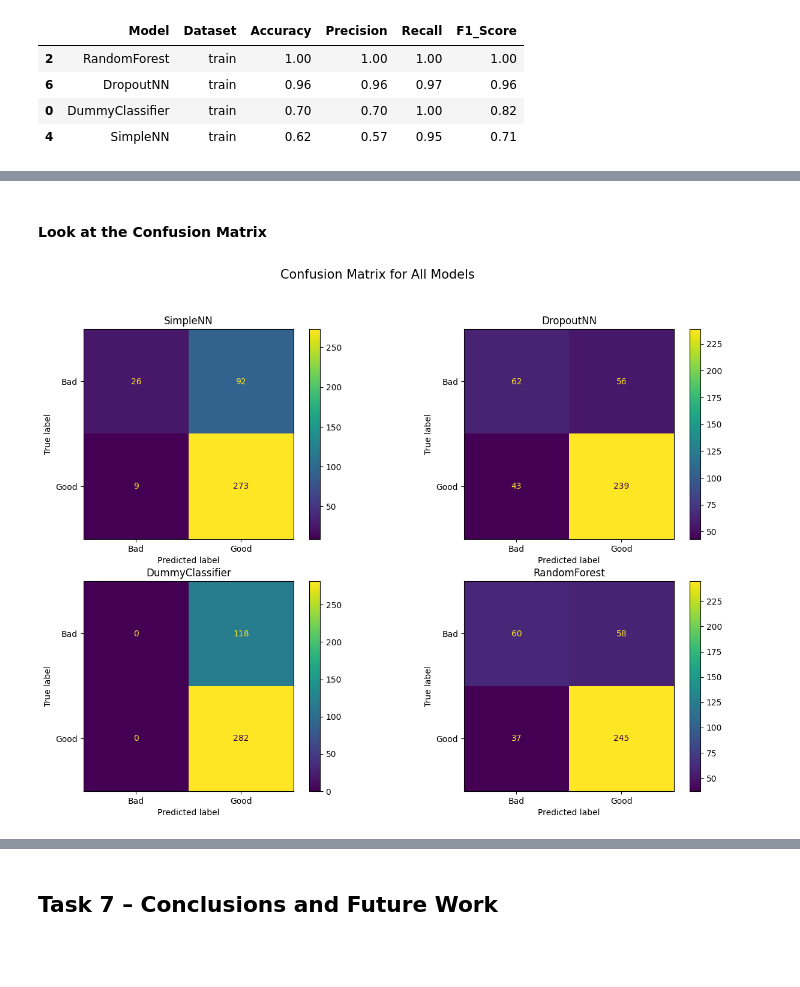
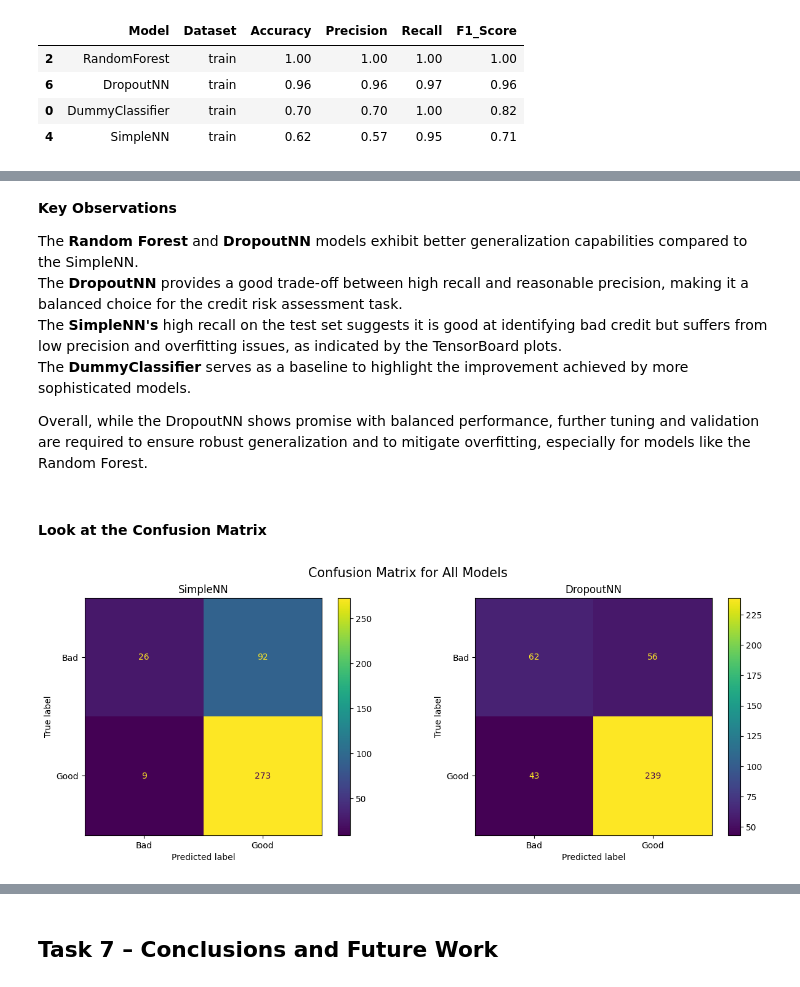
Before and after one commit to GittiGitus/Deep_Learning, a Jupyter notebook: experiments.ipynb, the cells around one changed output, grey strips where cells are left out. Cells and saved outputs as stored; diff of their text form; code cells hidden in the pictures; blank space fills up the shorter version.

Commit message:
did task 6

```diff
--- a/experiments.ipynb
+++ b/experiments.ipynb
@@ -1293,7 +1299,16 @@ display(df_results_filtered[df_results_filtered['Dataset'] == 'train'].sort_valu
+# %% [markdown]
+**Key Observations**
+
+The **Random Forest** and **DropoutNN** models exhibit better generalization capabilities compared to the SimpleNN.<br>
+The **DropoutNN** provides a good trade-off between high recall and reasonable precision, making it a balanced choice for the credit risk assessment task.<br>
+The **SimpleNN's** high recall on the test set suggests it is good at identifying bad credit but suffers from low precision and overfitting issues, as indicated by the TensorBoard plots.<br>
+The **DummyClassifier** serves as a baseline to highlight the improvement achieved by more sophisticated models.<br>
+
+Overall, while the DropoutNN shows promise with balanced performance, further tuning and validation are required to ensure robust generalization and to mitigate overfitting, especially for models like the Random Forest.
 # %% [markdown]
 #### Look at the Confusion Matrix
 # %%
 # Assuming df_results contains the evaluation results including confusion matrices
-plot_confusion_matrices(df_results,  ['SimpleNN', 'DropoutNN', 'DummyClassifier', 'RandomForest'])
+plot_confusion_matrices(df_results,  ['SimpleNN', 'DropoutNN'])
 # %% [output]
-[figure, old version]
+[figure, new version]
```
Also changed, not shown: parts of 7 cells of this notebook.
